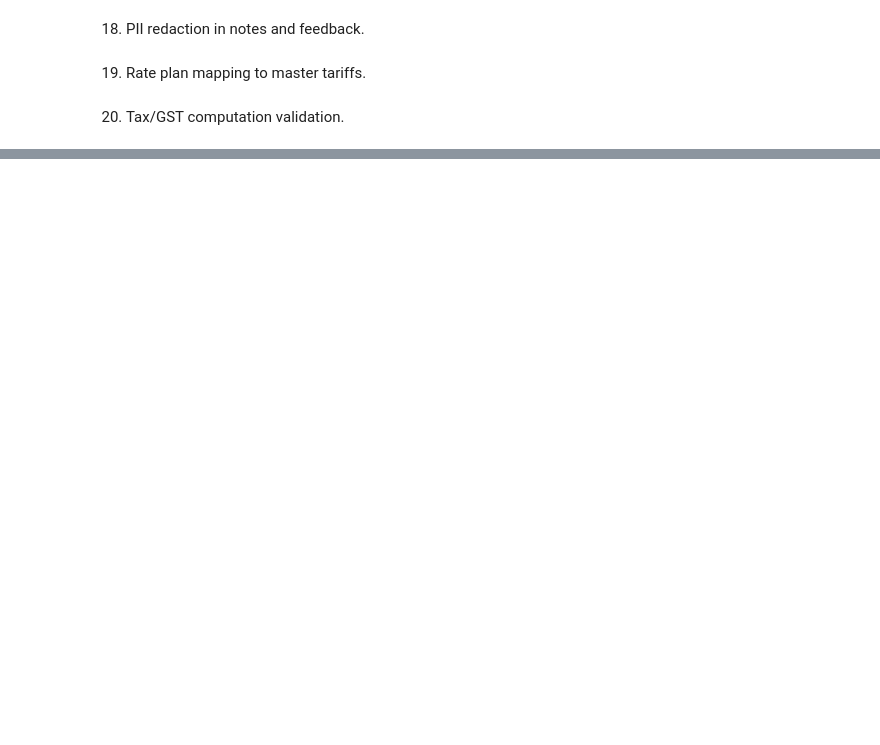
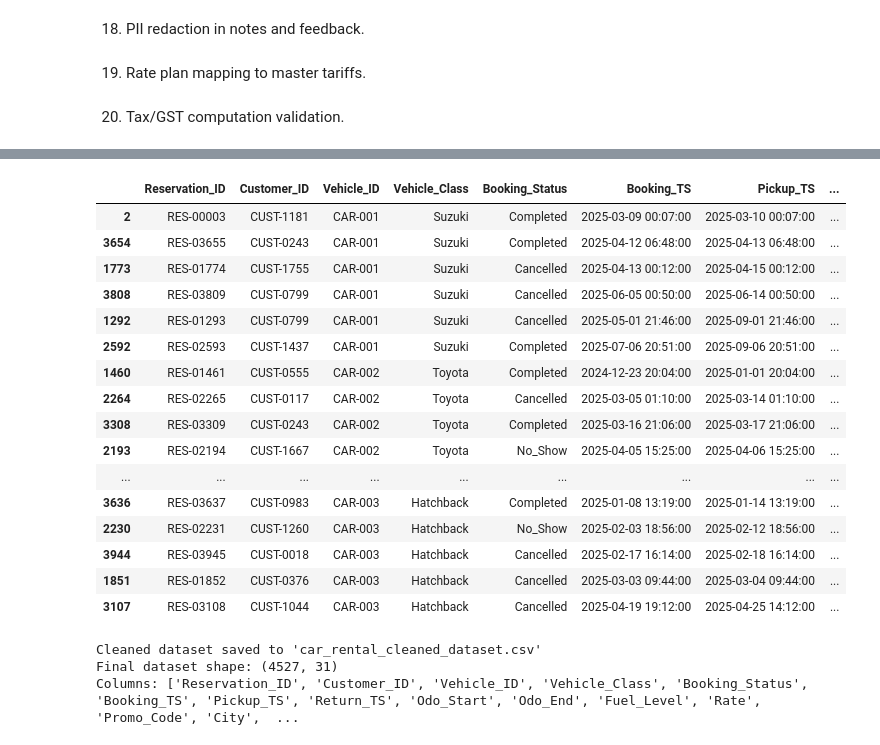
Before and after one commit to Utkarsh-2005/Capg_Sprint, a Jupyter notebook: car_rental_cleaning.ipynb, the cells around one changed output, grey strips where cells are left out. Drawn from its saved outputs; the diff is of its cells as text; code cells hidden in the pictures; blank space fills up the shorter version.

```diff
--- a/car_rental_cleaning.ipynb
+++ b/car_rental_cleaning.ipynb
@@ -717,0 +733,49 @@ Columns: ['Reservation_ID', 'Customer_ID', 'Vehicle_ID', 'Vehicle_Class', 'Booki
+# %%
+df["Pickup_TS"] = pd.to_datetime(df["Pickup_TS"])
+df["Return_TS"] = pd.to_datetime(df["Return_TS"])
+
+df["Pickup_TS"] = df["Pickup_TS"].fillna(df["Pickup_TS"].mean())
+df["Return_TS"] = df["Return_TS"].fillna(df["Return_TS"].mean())
+df["Pickup_TS"] = df["Pickup_TS"].fillna(df["Pickup_TS"].mean())
+df["Return_TS"] = df["Return_TS"].fillna(df["Return_TS"].mean())
+
+df["Fuel_Level"] = df["Fuel_Level"].fillna(df["Fuel_Level"].mean())
+df["Rate"] = df["Rate"].fillna(df["Rate"].mean())
+
+
+df["Promo_Code"] = df["Promo_Code"].fillna(df["Promo_Code"].mode()[0])
+df["City"] = df["City"].fillna(df["City"].mode()[0])
+
+
+df["Speed"] = df["Speed"].fillna(df["Speed"].median())
+df["Payment"] = df["Payment"].fillna(df["Payment"].mode()[0])
+
+df["Damage_Flag"] = df["Damage_Flag"].fillna("None")
+
+df["Notes"] = df["Notes"].fillna("No Notes")
+
+df["Duration_Hours"] = df["Duration_Hours"].round(2)
+# %%
+df["Booking_TS"] = pd.to_datetime(df["Booking_TS"])
+df["Pickup_TS"] = pd.to_datetime(df["Pickup_TS"])
+
+df.loc[df["Booking_TS"] > df["Pickup_TS"], "Booking_TS"] = df["Pickup_TS"] - pd.Timedelta(days=1)
+df.head(20)
+# %% [output]
+|  | Reservation_ID | Customer_ID | Vehicle_ID | Vehicle_Class | Booking_Status | Booking_TS | Pickup_TS | ... |
+| 2 | RES-00003 | CUST-1181 | CAR-001 | Suzuki | Completed | 2025-03-09 00:07:00 | 2025-03-10 00:07:00 | ... |
+| 3654 | RES-03655 | CUST-0243 | CAR-001 | Suzuki | Completed | 2025-04-12 06:48:00 | 2025-04-13 06:48:00 | ... |
+| 1773 | RES-01774 | CUST-1755 | CAR-001 | Suzuki | Cancelled | 2025-04-13 00:12:00 | 2025-04-15 00:12:00 | ... |
+| 3808 | RES-03809 | CUST-0799 | CAR-001 | Suzuki | Cancelled | 2025-06-05 00:50:00 | 2025-06-14 00:50:00 | ... |
+| 1292 | RES-01293 | CUST-0799 | CAR-001 | Suzuki | Cancelled | 2025-05-01 21:46:00 | 2025-09-01 21:46:00 | ... |
+| 2592 | RES-02593 | CUST-1437 | CAR-001 | Suzuki | Completed | 2025-07-06 20:51:00 | 2025-09-06 20:51:00 | ... |
+| 1460 | RES-01461 | CUST-0555 | CAR-002 | Toyota | Completed | 2024-12-23 20:04:00 | 2025-01-01 20:04:00 | ... |
+| 2264 | RES-02265 | CUST-0117 | CAR-002 | Toyota | Cancelled | 2025-03-05 01:10:00 | 2025-03-14 01:10:00 | ... |
+| 3308 | RES-03309 | CUST-0243 | CAR-002 | Toyota | Completed | 2025-03-16 21:06:00 | 2025-03-17 21:06:00 | ... |
+| 2193 | RES-02194 | CUST-1667 | CAR-002 | Toyota | No_Show | 2025-04-05 15:25:00 | 2025-04-06 15:25:00 | ... |
+| ... | ... | ... | ... | ... | ... | ... | ... | ... |
+| 3636 | RES-03637 | CUST-0983 | CAR-003 | Hatchback | Completed | 2025-01-08 13:19:00 | 2025-01-14 13:19:00 | ... |
+| 2230 | RES-02231 | CUST-1260 | CAR-003 | Hatchback | No_Show | 2025-02-03 18:56:00 | 2025-02-12 18:56:00 | ... |
+| 3944 | RES-03945 | CUST-0018 | CAR-003 | Hatchback | Cancelled | 2025-02-17 16:14:00 | 2025-02-18 16:14:00 | ... |
+| 1851 | RES-01852 | CUST-0376 | CAR-003 | Hatchback | Cancelled | 2025-03-03 09:44:00 | 2025-03-04 09:44:00 | ... |
+| 3107 | RES-03108 | CUST-1044 | CAR-003 | Hatchback | Cancelled | 2025-04-19 19:12:00 | 2025-04-25 14:12:00 | ... |
@@ -717,0 +795,10 @@ Columns: ['Reservation_ID', 'Customer_ID', 'Vehicle_ID', 'Vehicle_Class', 'Booki
+# %%
+# Save cleaned dataset to CSV
+df.to_csv("car_rental_cleaned_dataset.csv", index=False)
+print("Cleaned dataset saved to 'car_rental_cleaned_dataset.csv'")
+print(f"Final dataset shape: {df.shape}")
+print(f"Columns: {df.columns.tolist()}")
+# %% [output]
+Cleaned dataset saved to 'car_rental_cleaned_dataset.csv'
+Final dataset shape: (4527, 31)
+Columns: ['Reservation_ID', 'Customer_ID', 'Vehicle_ID', 'Vehicle_Class', 'Booking_Status', 'Booking_TS', 'Pickup_TS', 'Return_TS', 'Odo_Start', 'Odo_End', 'Fuel_Level', 'Rate', 'Promo_Code', 'City',  ...
```
Also changed, not shown: parts of 23 cells of this notebook, 6 other files.
